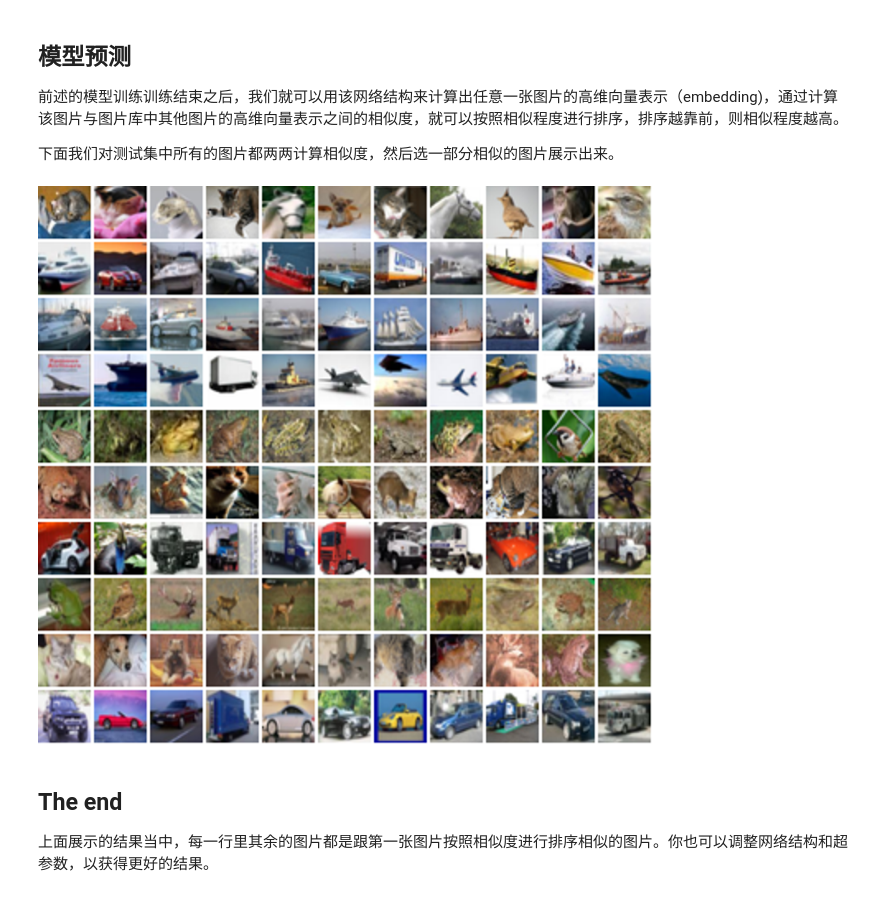
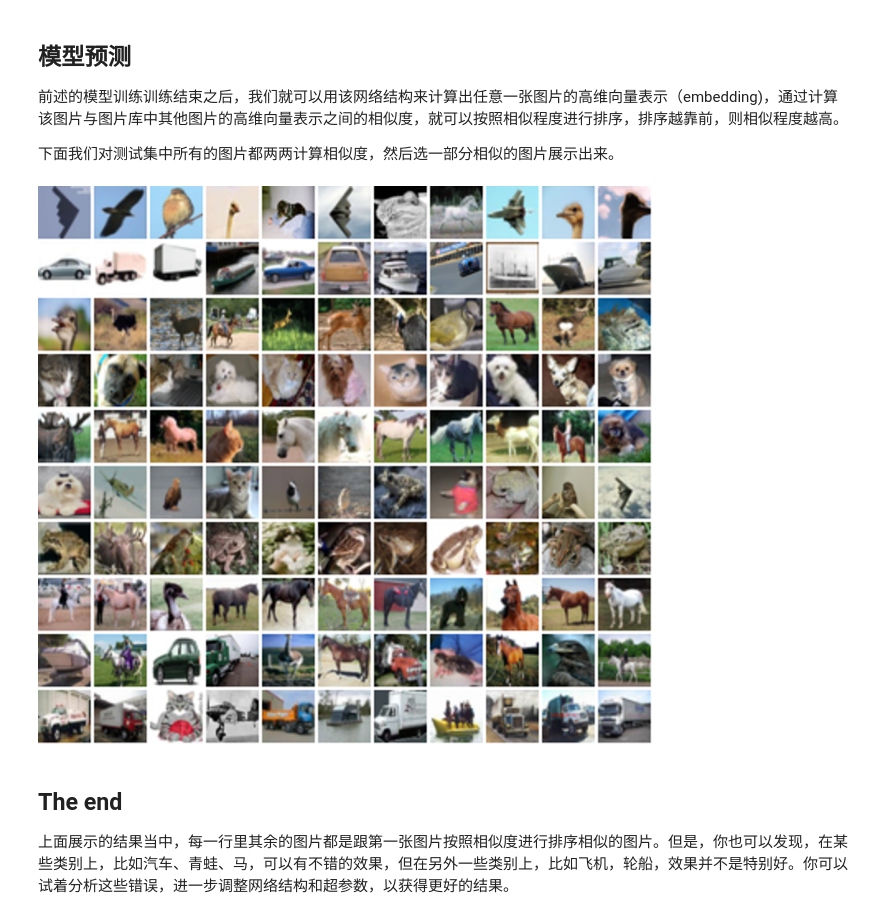
Before and after one commit to PaddlePaddle/book, a Jupyter notebook: paddle2.0_docs/image_search/image_search.ipynb, the cells around one changed output. Saved outputs shown, nothing was run; the diff lists cells and outputs as text; code cells hidden in the pictures.

```diff
--- a/paddle2.0_docs/image_search/image_search.ipynb
+++ b/paddle2.0_docs/image_search/image_search.ipynb
@@ -275,28 +272,30 @@ similarities_matrix = paddle.matmul(test_images_embeddings, test_images_embeddin
 indicies = paddle.argsort(similarities_matrix, descending=True)
 indicies = indicies.numpy()
 # %%
-num_collage_examples = 10
-
 examples = np.empty(
     (
-        num_collage_examples,
+        num_classes,
         near_neighbours_per_example + 1,
         3,
         height_width,
         height_width,
     ),
     dtype=np.float32,
 )
-for row_idx in range(num_collage_examples):
-    examples[row_idx, 0] = x_test[row_idx]
-    anchor_near_neighbours = indicies[row_idx][1:near_neighbours_per_example+1]
+
+for row_idx in range(num_classes):
+    examples_for_class = class_idx_to_test_idxs[row_idx]
+    anchor_idx = random.choice(examples_for_class)
+
+    examples[row_idx, 0] = x_test[anchor_idx]
+    anchor_near_neighbours = indicies[anchor_idx][1:near_neighbours_per_example+1]
     for col_idx, nn_idx in enumerate(anchor_near_neighbours):
         examples[row_idx, col_idx + 1] = x_test[nn_idx]
 
 show_collage(examples)
 # %% [output]
-[figure, old version]
+[figure, new version]
 # %% [markdown]
 ## The end
 
-上面展示的结果当中，每一行里其余的图片都是跟第一张图片按照相似度进行排序相似的图片。你也可以调整网络结构和超参数，以获得更好的结果。
+上面展示的结果当中，每一行里其余的图片都是跟第一张图片按照相似度进行排序相似的图片。但是，你也可以发现，在某些类别上，比如汽车、青蛙、马，可以有不错的效果，但在另外一些类别上，比如飞机，轮船，效果并不是特别好。你可以试着分析这些错误，进一步调整网络结构和超参数，以获得更好的结果。
```
Also changed, not shown: parts of 7 cells of this notebook, 3 other files.
